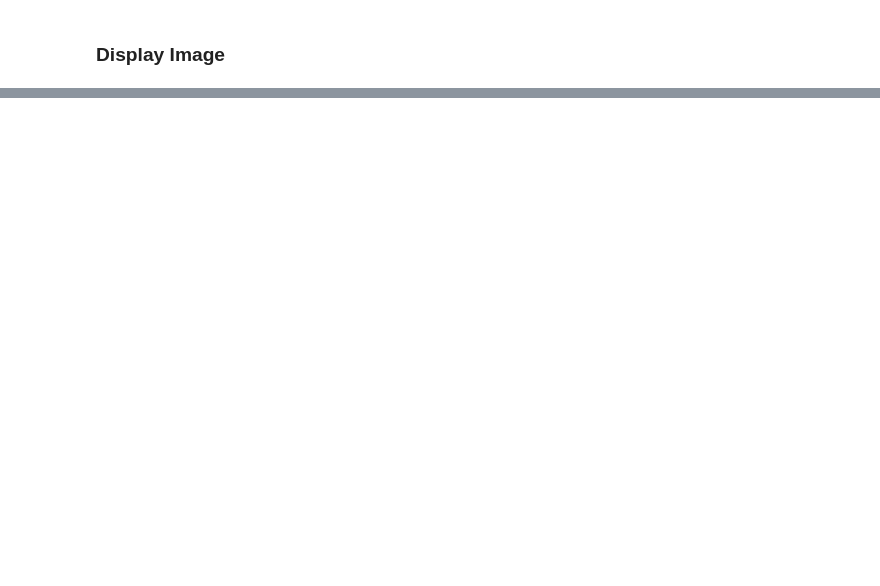
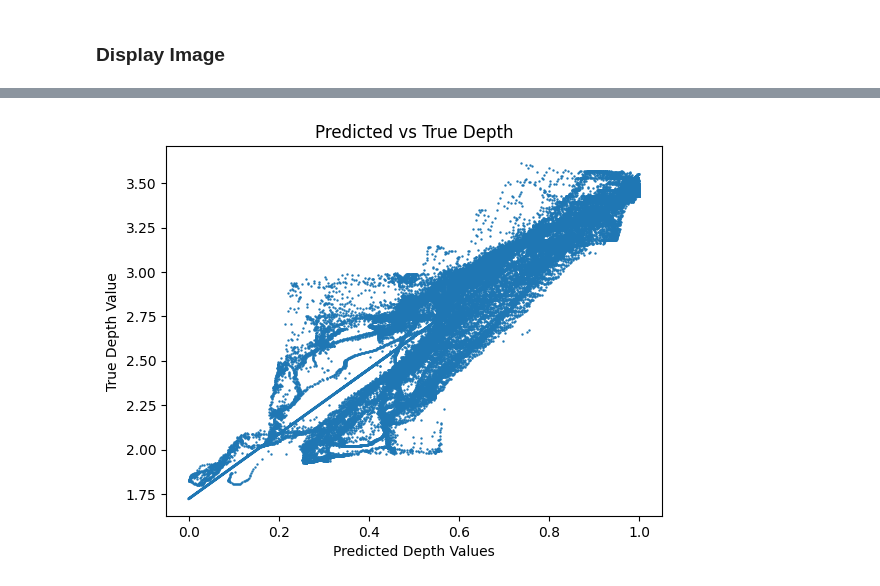
Before and after one commit to henrykaus/monocular-depth-estimation, a Jupyter notebook: notebook.ipynb, the cells around one changed output, grey strips where cells are left out. Saved outputs shown, nothing was run; the diff lists cells and outputs as text; code cells hidden in the pictures; blank space fills up the shorter version.

```diff
--- a/notebook.ipynb
+++ b/notebook.ipynb
@@ -109,9 +133,15 @@ display(output)
 # %%
 # Display the two images as a function between each other
-x_axis = output.flatten()
-y_axis = nyu_depth_image.flatten()
-plt.plot(x_axis, y_axis)
-plt.title('title name')
-plt.xlabel('x_axis name')
-plt.ylabel('y_axis name')
+x_axis = predicted_image.flatten()
+y_axis = true_depth_image.flatten()
+
+a, b = np.polyfit(x_axis, y_axis, 1)
+
+plt.scatter(x_axis, y_axis, s=0.5)
+plt.title('Predicted vs True Depth')
+plt.xlabel('Predicted Depth Values')
+plt.ylabel('True Depth Value')
+plt.plot(x_axis, a*x_axis + b, linewidth=2, linestyle='--')
 plt.show()
+# %% [output]
+[figure, added]
```
Also changed, not shown: parts of 6 cells of this notebook.
